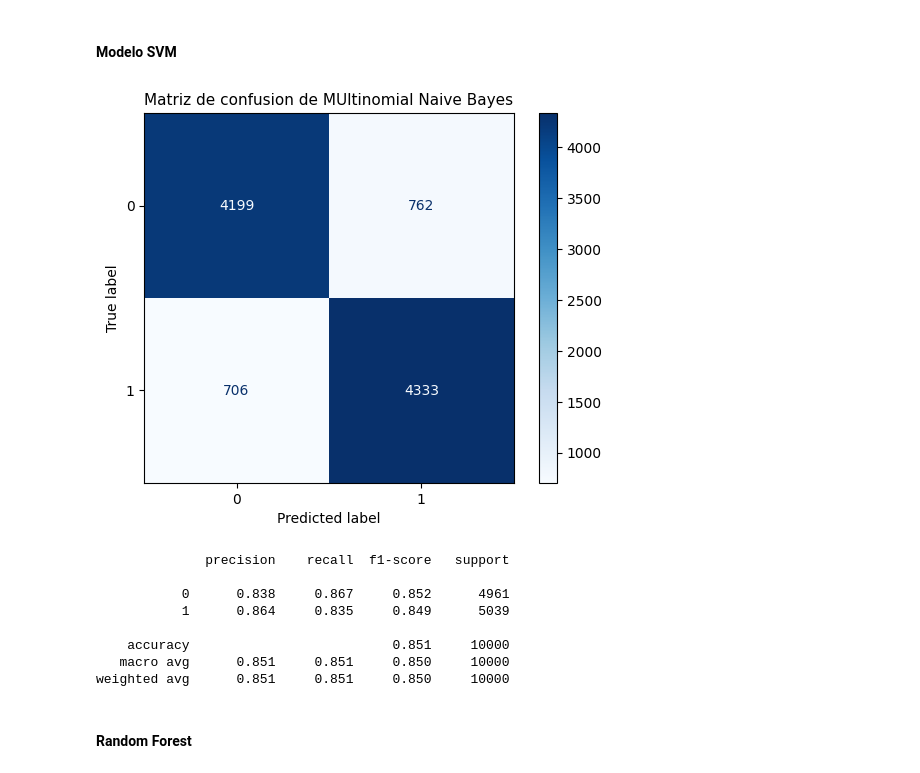
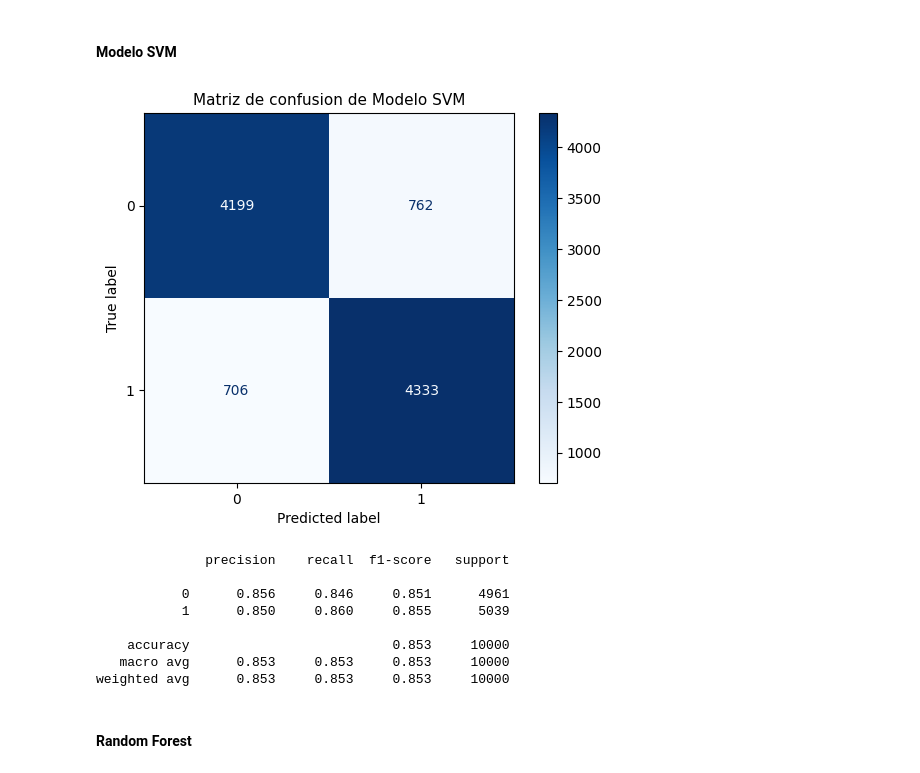
Before and after one commit to LailaBulh/Procesamiento_Lenguaje_Natural, a Jupyter notebook: Clasificacion_texto_263166.ipynb, the cells around one changed output. Drawn from its saved outputs; the diff is of its cells as text; code cells hidden in the pictures.

```diff
--- a/Clasificacion_texto_263166.ipynb
+++ b/Clasificacion_texto_263166.ipynb
@@ -300,27 +300,27 @@ y_pred_svm = svm.predict(X_test)
 # %%
 ### Matriz de confusion de Modelo SVM
 
 cm_SVM = confusion_matrix(y_test, y_pred_svm)
 disp = ConfusionMatrixDisplay(confusion_matrix = cm_SVM, display_labels=naive_bayes.classes_)
 
 disp.plot(cmap = plt.cm.Blues)
-plt.title('Matriz de confusion de MUltinomial Naive Bayes', fontsize = 11)
+plt.title('Matriz de confusion de Modelo SVM', fontsize = 11)
 plt.show()
 # %% [output]
-[figure, old version]
+[figure, new version]
 # %%
 ### Reporte de clasificación SVM
 
-print(classification_report(y_test, y_pred, digits=3))
+print(classification_report(y_test, y_pred_svm, digits=3))
 # %% [output]
               precision    recall  f1-score   support
 
-           0      0.838     0.867     0.852      4961
-           1      0.864     0.835     0.849      5039
+           0      0.856     0.846     0.851      4961
+           1      0.850     0.860     0.855      5039
 
-    accuracy                          0.851     10000
-   macro avg      0.851     0.851     0.850     10000
-weighted avg      0.851     0.851     0.850     10000
+    accuracy                          0.853     10000
+   macro avg      0.853     0.853     0.853     10000
+weighted avg      0.853     0.853     0.853     10000
 # %% [markdown]
 #### **Random Forest**
 # %%
```
Also changed, not shown: parts of 26 cells of this notebook.
